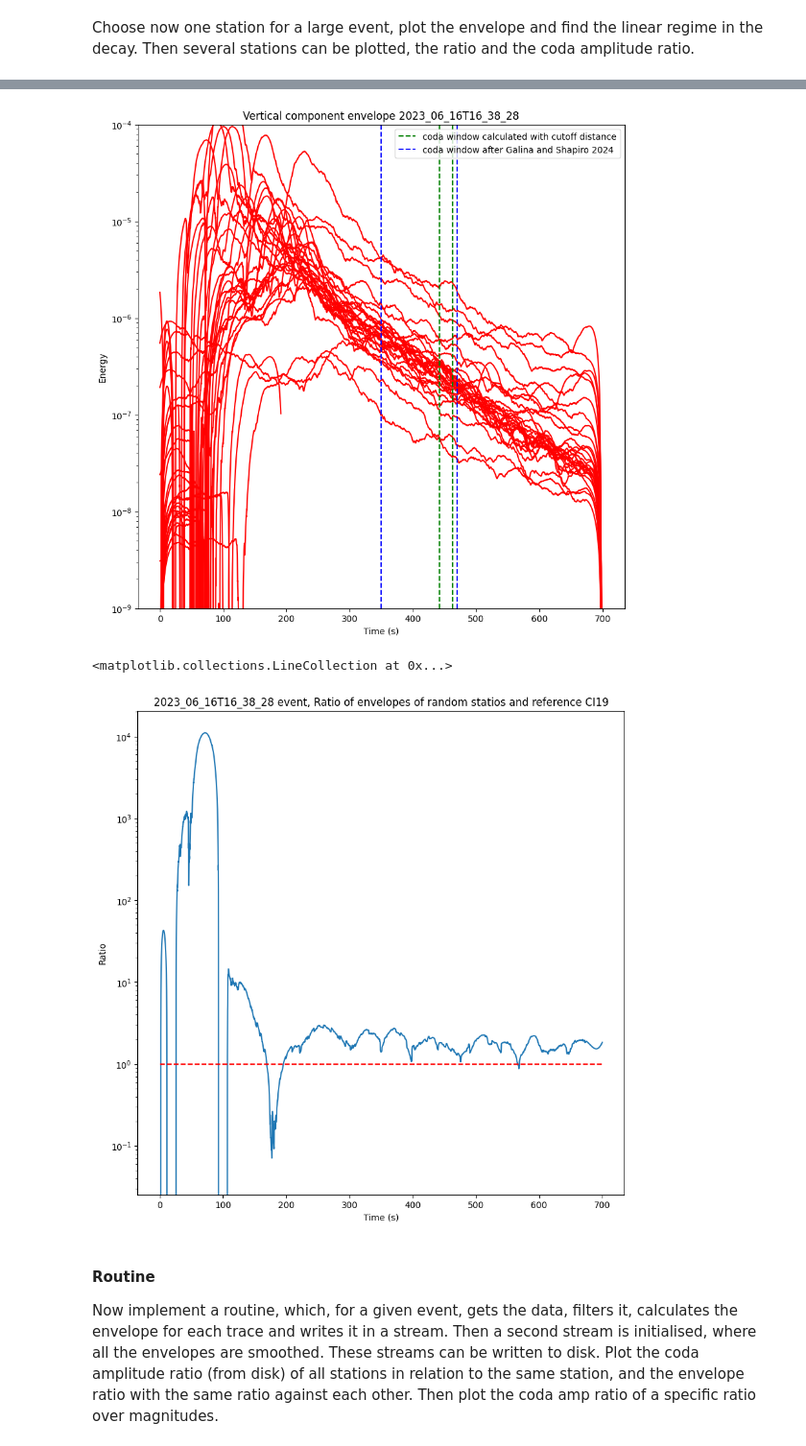
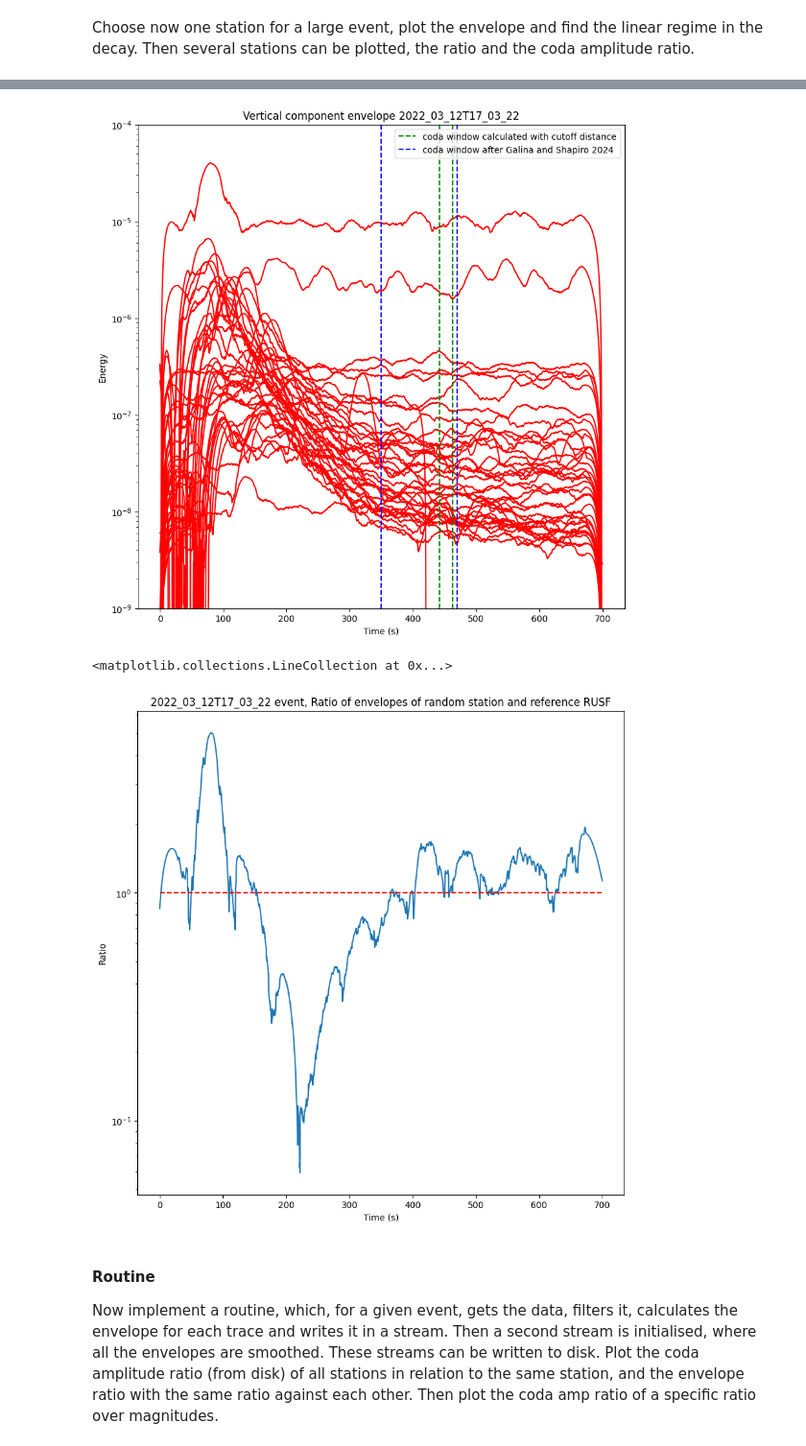
Before and after one commit to schreinerl/Lg_waves, a Jupyter notebook: site_effect_calculation.ipynb, the cells around one changed output, grey strips where cells are left out. Shown at 96% size. Cells and saved outputs as stored; diff of their text form; code cells hidden in the pictures.

Commit message:
push with envelope scripts

```diff
--- a/site_effect_calculation.ipynb
+++ b/site_effect_calculation.ipynb
@@ -86,7 +86,7 @@ plt.show()
 # %%
 
 catalogue_5 = pd.read_csv('/home/schreinl/Stage/Data/eq_4_france.csv')
-catalogue_5 = catalogue_5[catalogue_5['mag'] >= 4.8].reset_index(drop=True)
+catalogue_5 = catalogue_5[catalogue_5['mag'] >= 4.5].reset_index(drop=True)
 print(len(catalogue_5))
 carte = folium.Map([45, 7], zoom_start=5)
 
@@ -106,13 +106,13 @@ carte
 [interactive output not drawn]
 # %%
-datacenters =['RESIF','ODC','ETH','INGV','GEOFON', 'IRIS', 'ICGC'] #'BGR'
+datacenters =['RESIF','ODC','ETH','INGV','GEOFON', 'IRIS', 'ICGC']#,'BGR']
 directory='/home/schreinl/Stage/Data/'
 distmin=1.9
 distmax=10.
-start = UTCDateTime(catalogue_5['time'][1])
+start = UTCDateTime(catalogue_5['time'][5])
 end = start + 700
-eq_lon = float(row['longitude'])
-eq_lat = float(row['latitude'])
+eq_lon = float(catalogue_5['longitude'][5])
+eq_lat = float(catalogue_5['latitude'][5])
 st_all, stations_all, plot = big_downloader2(datacenters, start, end, eq_lon, eq_lat, distmin, distmax, directory, plot=False)
 time_string = UTCDateTime.strftime(start, format="%Y_%m_%dT%H_%M_%S")
 # %% [output]
@@ -169,8 +184,9 @@ CI19
 # %%
-station = "CI19"
+station = "BESN"
 plt.figure(figsize=(10,10))
 for i,tr in enumerate(st_envelope):
     if tr.stats.station == station:
+        idx_reference = i
         print(i)
         npts = len(tr.data)
         samprate = tr.stats.sampling_rate #10000/700
@@ -232,17 +248,17 @@ def smooth_plot_envelope(time_string, n_traces,st_envelope):
     return
 tset = smooth_plot_envelope(time_string, 50,st_envelope)
 # %% [output]
-[figure, old version]
+[figure, new version]
 # %%
 plt.figure(figsize=(10,10))
-plt.semilogy(np.arange(0,700,0.01),savgol_filter(np.divide(resample(st_envelope[78].data,70000),resample(st_envelope[1].data,70000)),5000,3))
-plt.title(f"{time_string} event, Ratio of envelopes of random statios and reference CI19")
+plt.semilogy(np.arange(0,700,0.01),savgol_filter(np.divide(resample(st_envelope[98].data,70000),resample(st_envelope[idx_reference].data,70000)),5000,3))
+plt.title(f"{time_string} event, Ratio of envelopes of random station and reference RUSF")
 plt.xlabel('Time (s)')
 plt.ylabel('Ratio')
 plt.hlines(1,xmin=0,xmax=700, linestyles="--",colors='r')
 # %% [output]
 <matplotlib.collections.LineCollection at 0x...>
-[figure, old version]
+[figure, new version]
 # %% [markdown]
 #### Routine
 Now implement a routine, which, for a given event, gets the data, filters it, calculates the envelope for each trace and writes it in a stream. Then a second stream is initialised, where all the envelopes are smoothed. These streams can be written to disk. Plot the coda amplitude ratio (from disk) of all stations in relation to the same station, and the envelope ratio with the same ratio against each other. Then plot the coda amp ratio of a specific ratio over magnitudes.
```
Also changed, not shown: parts of 16 cells of this notebook, 2 other files.
